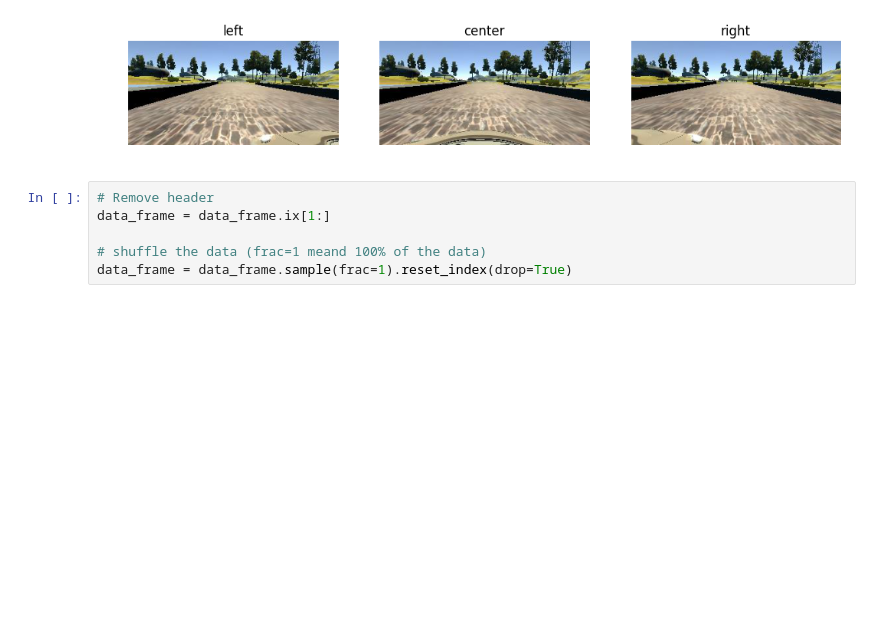
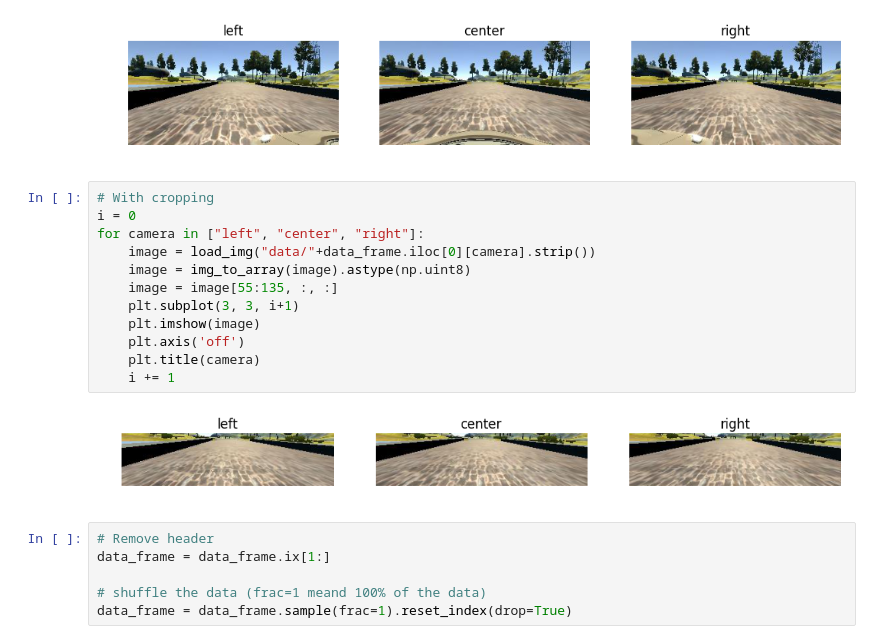
Before and after one commit to js1972/CarND-Behavioral-Cloning, a Jupyter notebook: data_processing.ipynb, the cells around one changed output. Cells and saved outputs as stored; diff of their text form; blank space fills up the shorter version.

Commit message:
playing in notebook for data processing as add cropping to preprocessing

```diff
--- a/data_processing.ipynb
+++ b/data_processing.ipynb
@@ -50,6 +50,20 @@ for camera in ["left", "center", "right"]:
     i += 1
 # %% [output]
 [figure]
+# %%
+# With cropping
+i = 0
+for camera in ["left", "center", "right"]:
+    image = load_img("data/"+data_frame.iloc[0][camera].strip())
+    image = img_to_array(image).astype(np.uint8)
+    image = image[55:135, :, :]
+    plt.subplot(3, 3, i+1)
+    plt.imshow(image)
+    plt.axis('off')
+    plt.title(camera)
+    i += 1
+# %% [output]
+[figure, added]
 # %%
 # Remove header
 data_frame = data_frame.ix[1:]
```
Also changed, not shown: parts of 1 cell of this notebook, 1 other file.
